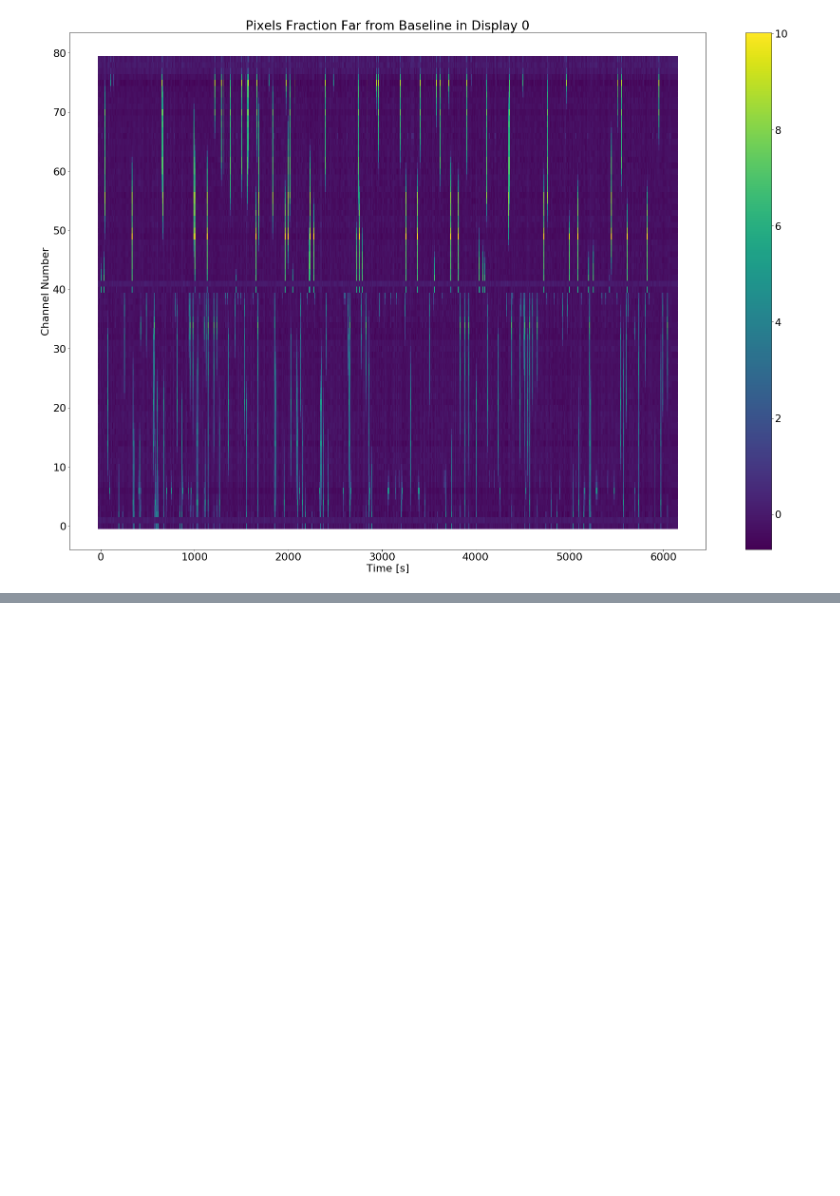
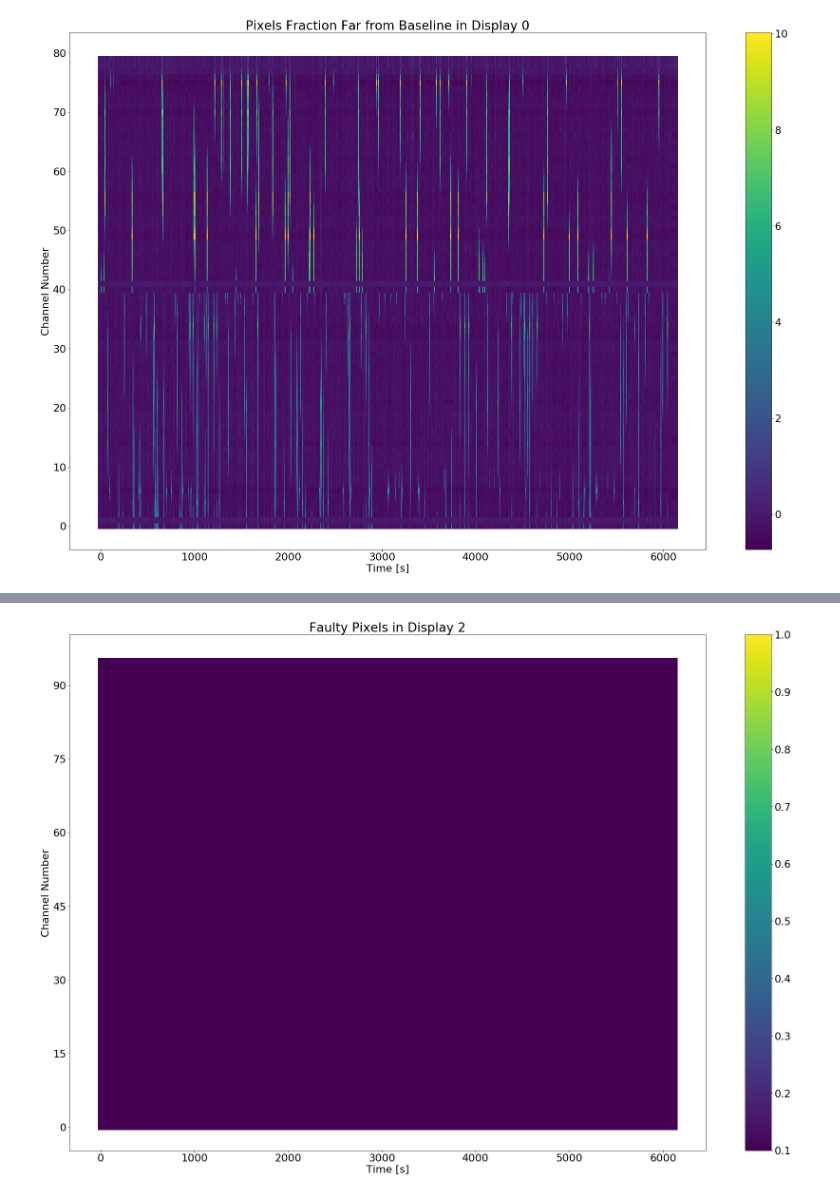
Before and after one commit to StefanoVergani/monitoring_analysis, a Jupyter notebook: alarm.ipynb, the cells around one changed output, grey strips where cells are left out. Saved outputs shown, nothing was run; the diff lists cells and outputs as text; code cells hidden in the pictures; blank space fills up the shorter version.

```diff
--- a/alarm.ipynb
+++ b/alarm.ipynb
@@ -314,0 +326,14 @@ plt.show()
+# %%
+fig, ax = plt.subplots()
+for i in range(faulty_2.shape[0]):
+    sc=ax.scatter(time_2,channels_3d_2[i,:], c=faulty_rms_2[i,:],vmin=0.1, vmax=1,marker=',',s=140)
+
+normalize = mpl.colors.Normalize(vmin=0.1, vmax=1)
+cbar = fig.colorbar(sc)
+ax.set_xlabel("Time [s]")
+ax.set_ylabel("Channel Number")
+ax.yaxis.set_major_locator(MaxNLocator(integer=True))#forces it to take only integer values
+ax.set_title("Faulty Pixels in Display 2")
+plt.show()
+# %% [output]
+[figure, added]
```
Also changed, not shown: parts of 40 cells of this notebook, 2 other files.
